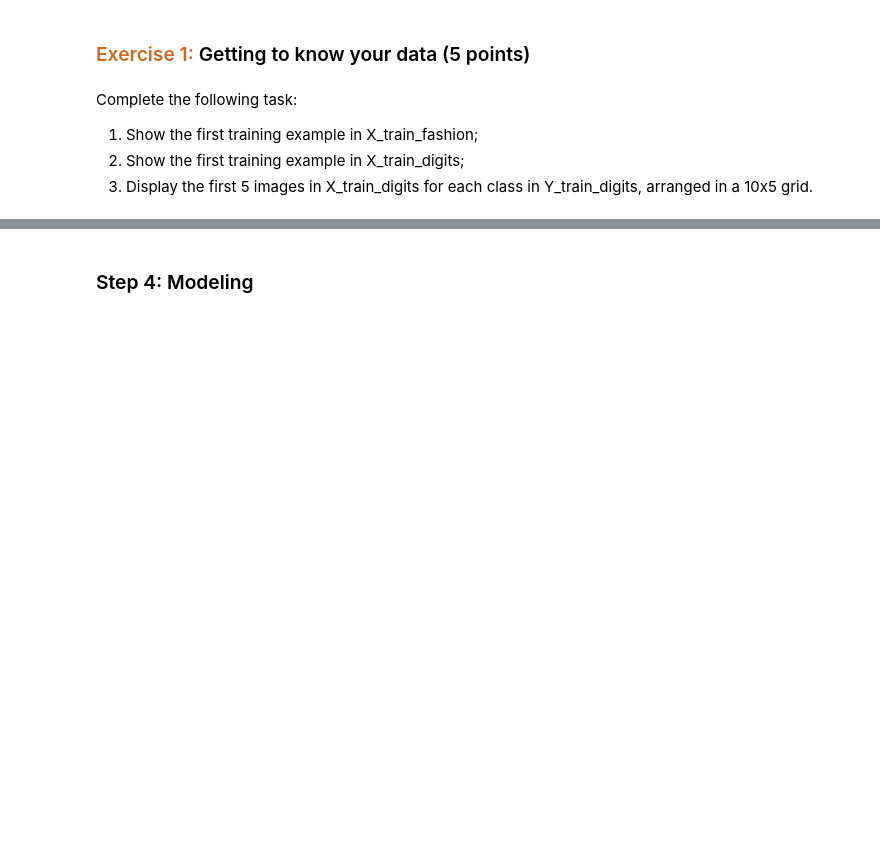
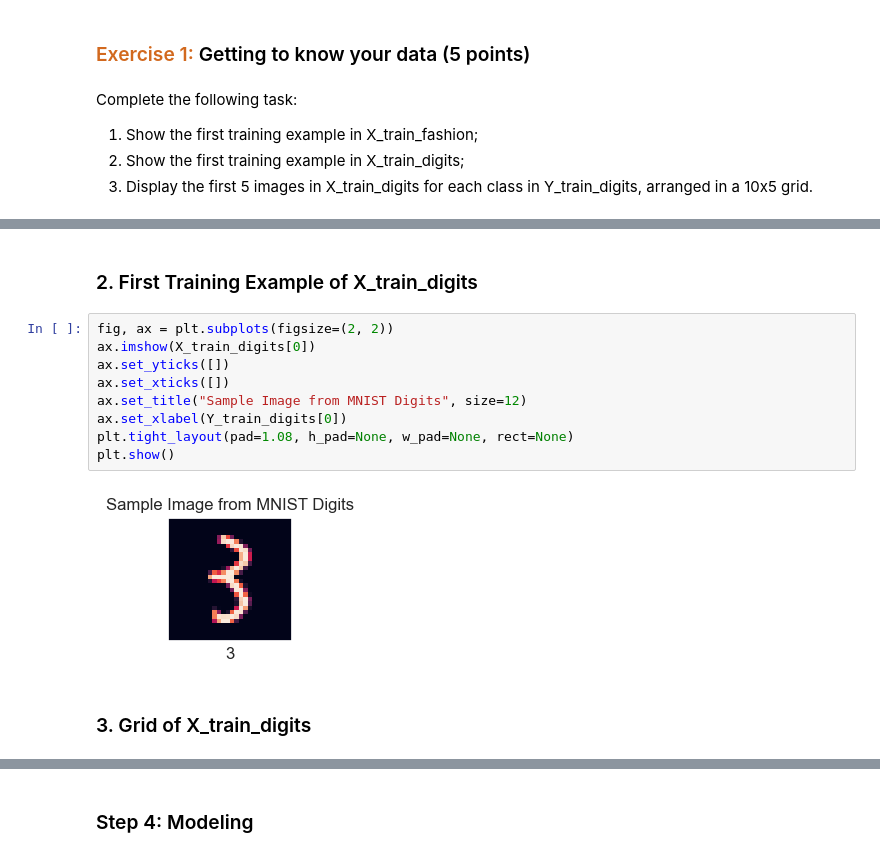
Before and after one commit to daveschaaf/mids_207, a Jupyter notebook: assignments/06 Neural Networks.ipynb, the cells around one changed output, grey strips where cells are left out. Saved outputs shown, nothing was run; the diff lists cells and outputs as text; blank space fills up the shorter version.

```diff
--- a/assignments/06 Neural Networks.ipynb
+++ b/assignments/06 Neural Networks.ipynb
@@ -103,0 +117,15 @@ Complete the following task:
+# %% [markdown]
+### 2. First Training Example of X_train_digits
+# %%
+fig, ax = plt.subplots(figsize=(2, 2))
+ax.imshow(X_train_digits[0])
+ax.set_yticks([])
+ax.set_xticks([])
+ax.set_title("Sample Image from MNIST Digits", size=12)
+ax.set_xlabel(Y_train_digits[0])
+plt.tight_layout(pad=1.08, h_pad=None, w_pad=None, rect=None)
+plt.show()
+# %% [output]
+[figure, added]
+# %% [markdown]
+### 3. Grid of X_train_digits
```
Also changed, not shown: parts of 14 cells of this notebook.
